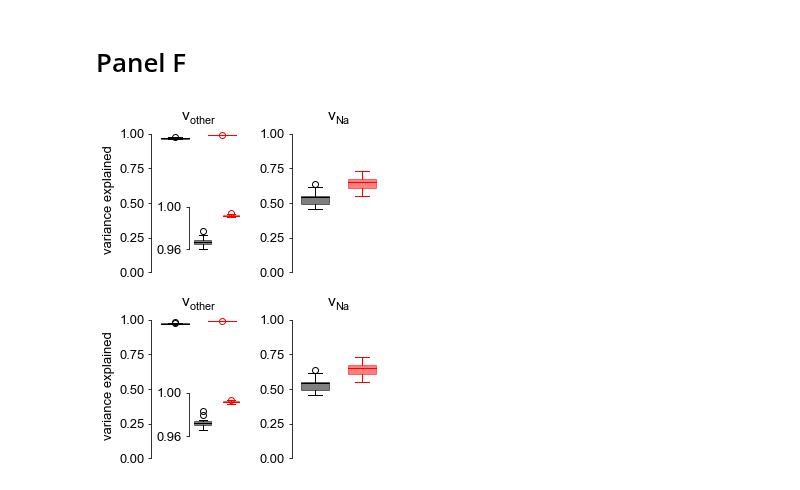
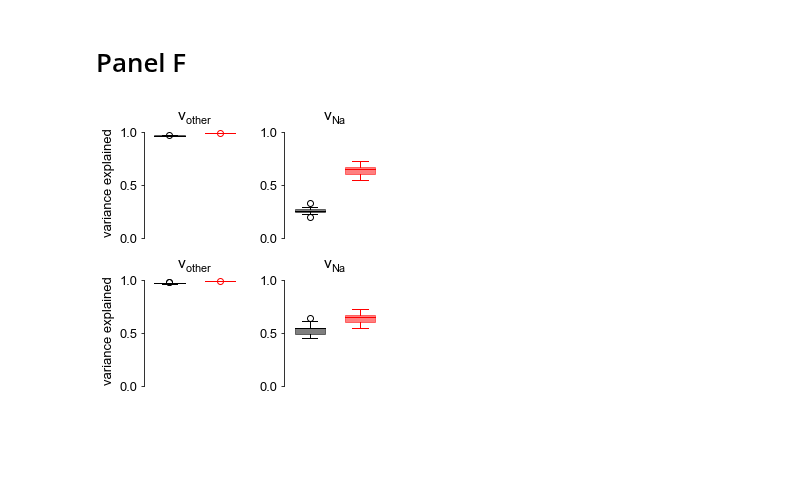
Before and after one commit to yjkimnada/dendrite, a Jupyter notebook: fig_cosyne/fig_cosyne.ipynb, the cells around one changed output. Cells and saved outputs as stored; diff of their text form; code cells hidden in the pictures; blank space fills up the shorter version.

```diff
--- a/fig_cosyne/fig_cosyne.ipynb
+++ b/fig_cosyne/fig_cosyne.ipynb
@@ -175,7 +250,7 @@ mpl.rcParams['font.sans-serif'] = "Arial"
 mpl.rcParams['font.family'] = "sans-serif"
 plt.rcParams['font.size'] = '13'
 
-fig = plt.figure(constrained_layout=True, figsize = (5,3))
+fig = plt.figure(constrained_layout=True, figsize = (5,2.5))
 gs = fig.add_gridspec(2,4, wspace=0.1, hspace=0.05)
 ax1 = fig.add_subplot(gs[0,:3])
 ax2 = fig.add_subplot(gs[1,:3])
@@ -224,7 +299,7 @@ for i in range(var_exp_array.shape[0]*2):
     plt.setp(bp['whiskers'][i], color=cap_colors[i])
     plt.setp(bp['caps'][i], color=cap_colors[i])
 
-ax3.set_ylim(0.94,1)
+ax3.set_ylim(0.,1)
 ax3.set_xticks([])
 ax3.tick_params(axis="x", length=0)
 #ax3.set_xticklabels(["4", "8", "12"])
@@ -234,7 +309,7 @@ ax3.margins(x=0.005, y=0.005)
 ax3.spines.right.set_visible(False)
 ax3.spines.top.set_visible(False)
 ax3.spines.bottom.set_visible(False)
-ax3.set_yticks(np.arange(0.94,1.01,0.02))
+#ax3.set_yticks(np.arange(0.94,1.01,0.02))
 
 fig.tight_layout()
 #plt.show()
@@ -443,7 +495,7 @@ mpl.rcParams['font.sans-serif'] = "Arial"
 mpl.rcParams['font.family'] = "sans-serif"
 plt.rcParams['font.size'] = '13'
 
-fig = plt.figure(constrained_layout=True, figsize = (4,5))
+fig = plt.figure(constrained_layout=True, figsize = (4,4))
 gs = fig.add_gridspec(2,2, wspace=0.1, hspace=0.1)
 ax1 = fig.add_subplot(gs[0,0])
 ax2 = fig.add_subplot(gs[0,1])
@@ -452,6 +504,7 @@ ax4 = fig.add_subplot(gs[1,1])
 
 bp = ax1.boxplot(nona_var_exp[:2,:].T, positions = [1,2], widths = 0.6, patch_artist=True)
 counter = 0
+colors = ["black", "red"]
 
 for patch, color in zip(bp['boxes'], colors):
     patch.set_facecolor(color)
@@ -487,43 +540,7 @@ ax1.spines.bottom.set_visible(False)
 ax1.set_ylabel("variance explained")
 ax1.set_title("$\mathregular{v_{other}}$")
 
-ins = ax1.inset_axes([0.4,0.15,0.6,0.3])
-ins.spines.right.set_visible(False)
-ins.spines.top.set_visible(False)
-ins.spines.bottom.set_visible(False)
-bp = ins.boxplot(nona_var_exp[:2,:].T, positions = [1,2], widths = 0.6, patch_artist=True)
-
-for patch, color in zip(bp['boxes'], colors):
-    patch.set_facecolor(color)
-    patch.set_alpha(0.5)
-for i in range(2):
-    if i%2 == 1:
-        plt.setp(bp["fliers"][i], markeredgecolor="red")
-        plt.setp(bp["boxes"][i], color="red")
-        plt.setp(bp["medians"][i], color="red")
-    elif i%2 == 0:
-        plt.setp(bp["fliers"][i], markeredgecolor="black")
-        plt.setp(bp["boxes"][i], color="black")
-        plt.setp(bp["medians"][i], color="black")
-
-for i in range(2*2):
-    if (i%4 == 2) or (i%4 == 3):
-        plt.setp(bp["whiskers"][i], color="red")
-        plt.setp(bp["whiskers"][i], color="red")
-        plt.setp(bp["caps"][i], color="red")
-        plt.setp(bp["caps"][i], color="red")
-    elif (i%4 == 0) or (i%4 == 1):
-        plt.setp(bp["whiskers"][i], color="black")
-        plt.setp(bp["whiskers"][i], color="black")
-        plt.setp(bp["caps"][i], color="black")
-        plt.setp(bp["caps"][i], color="black")
-
-ins.tick_params(axis="x", length=0)
-ins.set_xticks([])
-ins.set_yticks([0.96,1])
-ins.spines.left.set_bounds((0.96, 1))
-
-bp = ax2.boxplot(diff_var_exp[2:,:].T, positions = [1,2], widths = 0.6, patch_artist=True)
+bp = ax2.boxplot(diff_var_exp[:2,:].T, positions = [1,2], widths = 0.6, patch_artist=True)
 
 for patch, color in zip(bp['boxes'], colors):
     patch.set_facecolor(color)
@@ -593,41 +610,6 @@ ax3.spines.bottom.set_visible(False)
 ax3.set_ylabel("variance explained")
 ax3.set_title("$\mathregular{v_{other}}$")
 
-ins = ax3.inset_axes([0.4,0.15,0.6,0.3])
-bp = ins.boxplot(nona_var_exp[2:,:].T, positions = [1,2], widths = 0.6, patch_artist=True)
-#########
-for patch, color in zip(bp['boxes'], colors):
-    patch.set_facecolor(color)
-    patch.set_alpha(0.5)
-for i in range(2):
-    if i%2 == 0:
-        plt.setp(bp["fliers"][i], markeredgecolor="black")
-        plt.setp(bp["boxes"][i], color="black")
-        plt.setp(bp["medians"][i], color="black")
-    elif i%2 == 1:
-        plt.setp(bp["fliers"][i], markeredgecolor="red")
-        plt.setp(bp["boxes"][i], color="red")
-        plt.setp(bp["medians"][i], color="red")
-
-for i in range(2*2):
-    if (i%4 == 0) or (i%4 == 1):
-        plt.setp(bp["whiskers"][i], color="black")
-        plt.setp(bp["whiskers"][i], color="black")
-        plt.setp(bp["caps"][i], color="black")
-        plt.setp(bp["caps"][i], color="black")
-    else:
-        plt.setp(bp["whiskers"][i], color="red")
-        plt.setp(bp["whiskers"][i], color="red")
-        plt.setp(bp["caps"][i], color="red")
-        plt.setp(bp["caps"][i], color="red")
-###########
-ins.spines.right.set_visible(False)
-ins.spines.top.set_visible(False)
-ins.spines.bottom.set_visible(False)
-ins.set_xticks([])
-ins.set_ylim(0.96,1)
-ins.set_yticks([0.96,1])
-
 bp = ax4.boxplot(diff_var_exp[2:,:].T, positions = [1,2], widths = 0.6, patch_artist=True)
 
 for patch, color in zip(bp['boxes'], colors):
@@ -641,32 +623,32 @@ for i in range(2):
     elif i%2 == 1:
         plt.setp(bp["fliers"][i], markeredgecolor="red")
         plt.setp(bp["boxes"][i], color="red")
         plt.setp(bp["medians"][i], color="red")
 
 for i in range(2*2):
     if (i%4 == 0) or (i%4 == 1):
         plt.setp(bp["whiskers"][i], color="black")
         plt.setp(bp["whiskers"][i], color="black")
         plt.setp(bp["caps"][i], color="black")
         plt.setp(bp["caps"][i], color="black")
     else:
         plt.setp(bp["whiskers"][i], color="red")
         plt.setp(bp["whiskers"][i], color="red")
         plt.setp(bp["caps"][i], color="red")
         plt.setp(bp["caps"][i], color="red")
 
 
 ax4.set_ylim(0,1.05)
 ax4.spines.left.set_bounds(0,1)
 ax4.set_xticks([])
 ax4.spines.right.set_visible(False)
 ax4.spines.top.set_visible(False)
 ax4.spines.bottom.set_visible(False)
 ax4.set_title("$\mathregular{v_{Na}}$")
 
 fig.tight_layout()
 #plt.show()
 #fig.savefig("/home/sklee/dendrite/fig_cosyne/fig_cosyne_f.pdf", bbox_inches="tight", transparent=True)
 # %% [output]
-[figure, old version]
+[figure, new version]
 # %% [markdown]
```
Also changed, not shown: parts of 11 cells of this notebook, 31 other files.
